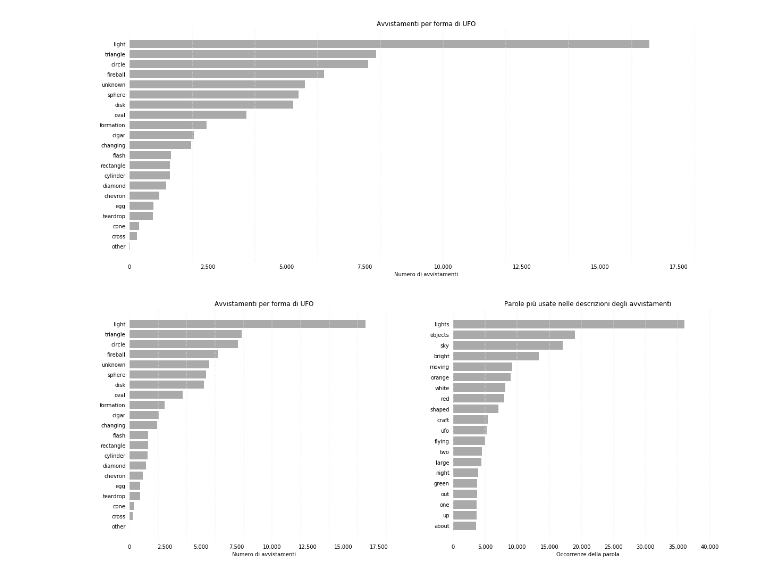
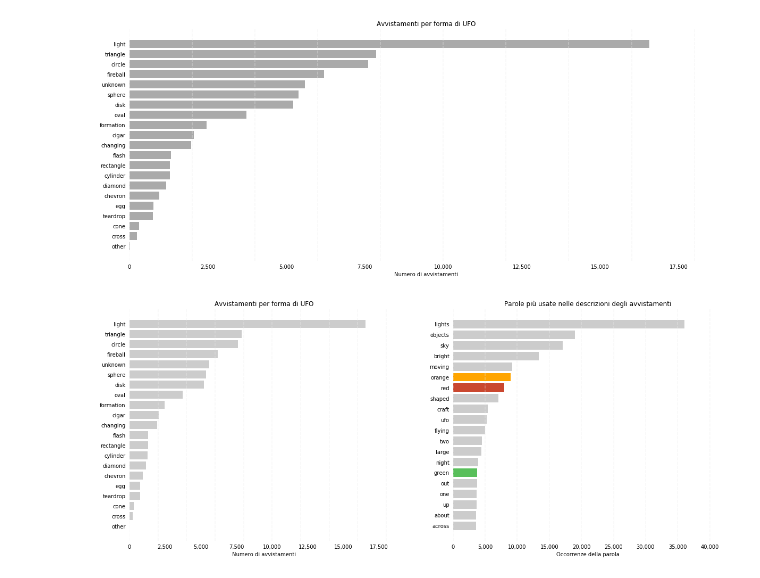
Before and after one commit to mrkct/scivis-progetto, a Jupyter notebook: ufo.ipynb, the cells around one changed output. Saved outputs shown, nothing was run; the diff lists cells and outputs as text; code cells hidden in the pictures.

Commit message:
ConfrontoColori + WIP Andamento USA

```diff
--- a/ufo.ipynb
+++ b/ufo.ipynb
@@ -643,7 +669,7 @@ occurrencies = pd.Series(occurrencies)
 # Rimuoviamo un po' di articoli e parole noiose
 WORDS_TO_FILTER = [
     'the', 'in', 'a', 'and', 'of', 'i', 'to', 'was', 'at', 'it', 'with', 'over', 'on', 'then', 'from', 'my', 'saw', 'like', 'that',
-    '3', '2', 'no', 'for', 'very', 'seen', 'we'
+    '3', '2', 'no', 'for', 'very', 'seen', 'we', 'white', 'were'
 ]
 occurrencies = occurrencies.drop(labels=WORDS_TO_FILTER)
 # Sommiamo 'light' e 'lights' e 'objects' e 'object' che si riferiscono alla stessa parola
@@ -734,35 +760,47 @@ plt.show()
 # %%
 fig, (ax, bx) = plt.subplots(nrows=1, ncols=2, figsize=FIGURE_SIZE)
 
-shape_bars = ax.barh(shape_counts.index, shape_counts.values, color='#aaaaaa')
-words_bars = bx.barh(occurrencies.index, occurrencies.values, color='#aaaaaa')
+GRAY = '#cccccc'
+
+shape_bars = ax.barh(shape_counts.index, shape_counts.values, color=GRAY)
+
+colors = [GRAY] * len(occurrencies.index)
+find_index = lambda x: np.where(occurrencies.index.values == x)[0][0]
+
+#colors[find_index('white')] = '#e8e0c9'
+colors[find_index('green')] = '#59bf5b'
+colors[find_index('orange')] = '#ffa500'
+colors[find_index('red')] = '#ca472f'
+
+
+words_bars = bx.barh(occurrencies.index, occurrencies.values, color=colors)
 
 ax.set_title('Avvistamenti per forma di UFO')
 ax.set_xlabel('Numero di avvistamenti')
 
 bx.set_title('Parole più usate nelle descrizioni degli avvistamenti')
 bx.set_xlabel('Occorrenze della parola')
 
 for ax in [ax, bx]:
     for spine in ['left', 'right', 'top', 'bottom']:
         ax.spines[spine].set_visible(False)
     ax.invert_yaxis()
     ax.xaxis.set_major_formatter(StrMethodFormatter('{x:,g}'))
     ax.tick_params(
         axis="both",
         which="both",
         bottom=False,
         top=False,
         labelbottom=True,
         left=False,
         right=False,
         labelleft=True
     )
     vals = ax.get_xticks()
     for tick in vals:
         ax.axvline(x=tick, linestyle='dashed', alpha=0.4, color='#eeeeee', zorder=1)
 
 plt.savefig(f'{OUT_FOLDER}/AvvistamentiPerForma/ConfrontoConParole.png')
 plt.show()
 # %% [output]
-[figure, old version]
+[figure, new version]
```
Also changed, not shown: parts of 9 cells of this notebook, 3 other files.
